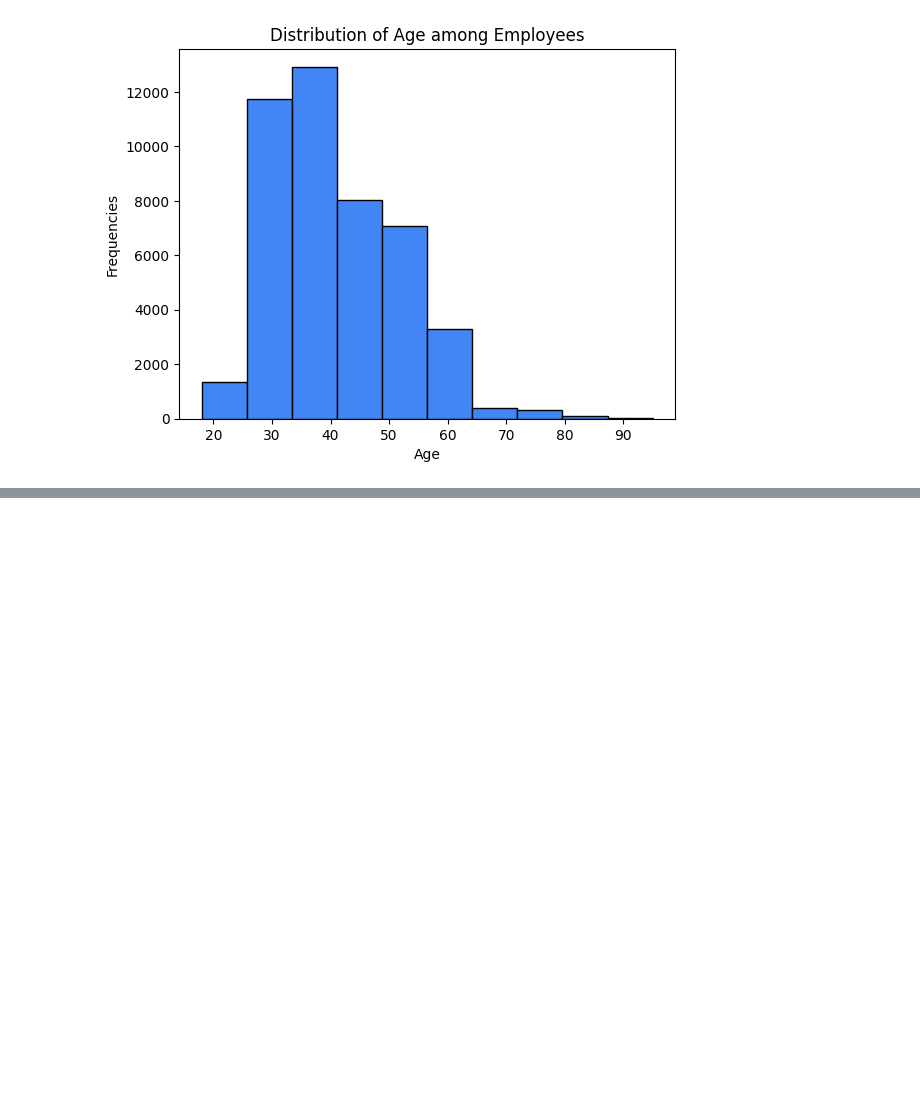
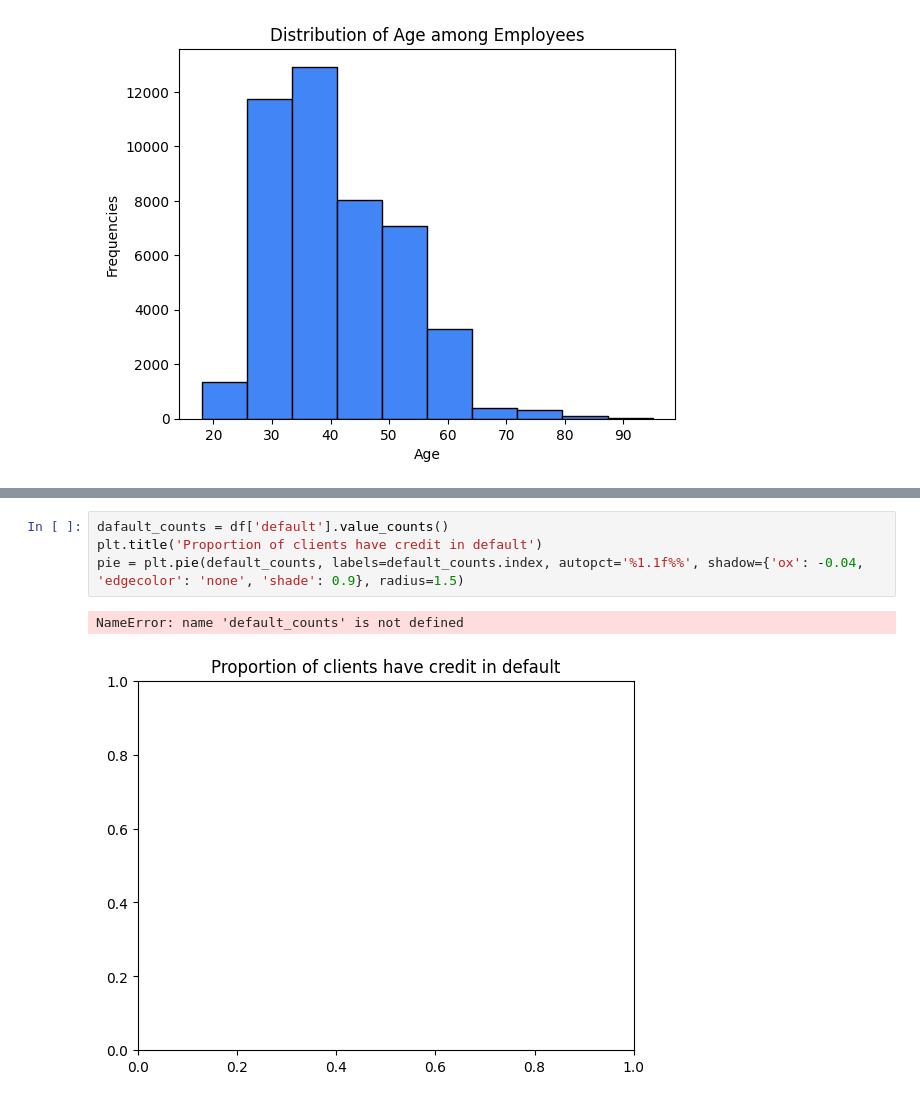
Before and after one commit to devdharaiya/Coding, a Jupyter notebook: Finlatics/Project 1.ipynb, the cells around one changed output, grey strips where cells are left out. Drawn from its saved outputs; the diff is of its cells as text; blank space fills up the shorter version.

```diff
--- a/Finlatics/Project 1.ipynb
+++ b/Finlatics/Project 1.ipynb
@@ -19,0 +40,7 @@ pie = plt.pie(job_counts, labels= job_counts.index)
+# %%
+dafault_counts = df['default'].value_counts()
+plt.title('Proportion of clients have credit in default')
+pie = plt.pie(default_counts, labels=default_counts.index, autopct='%1.1f%%', shadow={'ox': -0.04, 'edgecolor': 'none', 'shade': 0.9}, radius=1.5)
+# %% [output]
+NameError: name 'default_counts' is not defined
+[figure, added]
```
Also changed, not shown: parts of 4 cells of this notebook.
